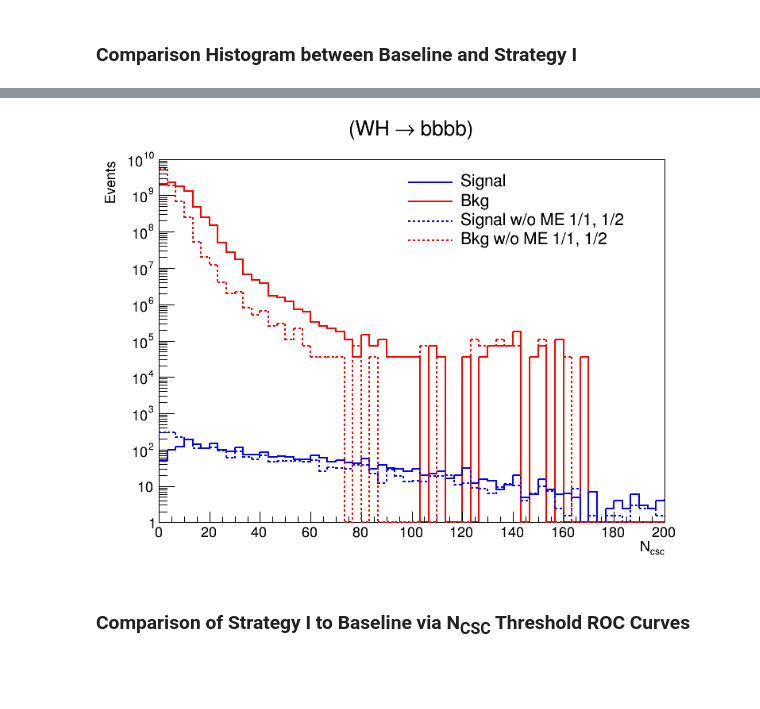
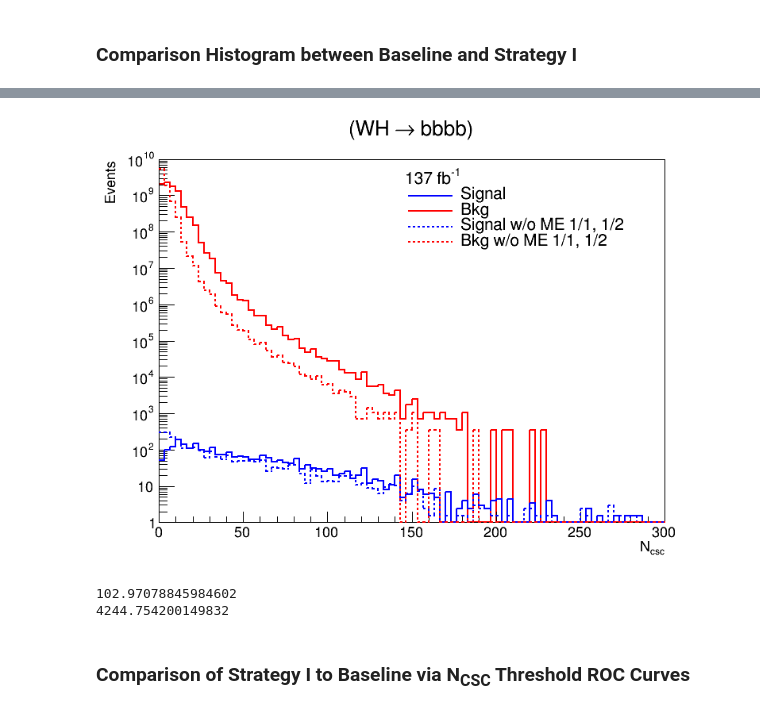
Before and after one commit to cms-lpc-llp/delayed_jet_analyzer, a Jupyter notebook: plot_scripts/LLP_muon_system_studies/muon_llp_analyzer_wh.ipynb, the cells around one changed output, grey strips where cells are left out. Drawn from its saved outputs; the diff is of its cells as text; code cells hidden in the pictures; blank space fills up the shorter version.

```diff
--- a/plot_scripts/LLP_muon_system_studies/muon_llp_analyzer_wh.ipynb
+++ b/plot_scripts/LLP_muon_system_studies/muon_llp_analyzer_wh.ipynb
@@ -85,16 +85,18 @@ data_path = pwd+'data/'
 # # Small subset of WJetstoLNu (run interactively on jet_timing_studies)
 # fpath['WJetsToLNu'] = data_path + 'jet_timing_studies_ntuple_RunIIFall17DRPremix_WJetsToLNu_TuneCP5_13TeV_setQ5_1.root'
 
-# # Complete set run via CRAB on llp_ntupler
-# fpath['WJetsToLNu'] = data_path + 'WJetsToLNu_TuneCUETP8M1_13TeV-amcatnloFXFX-pythia8_v7.root'
+# # Complete set run via CRAB on llp_ntupler (non-extension)
+fpath['WJetsToLNu'] = data_path + 'WJetsToLNu_TuneCUETP8M1_13TeV-amcatnloFXFX-pythia8_v7.root'
 
 # # Small subset of WJetstoLNu (run interactively on jet_timing_studies)
+# fpath['WJetsToLNu'] = data_path + 'WJetsToLNu_TuneCUETP8M1_13TeV-amcatnloFXFX-pythia8_v7_chisai.root'
+
 
 # Contains events that fail punch-through veto and have large nCsc clusters in ME 1/1 and 1/2
 # fpath['WJetsToLNu'] = data_path + 'jet_timing_studies_ntuple_WJetsToLNu_inclusive_punch_test.root'
 
 # Contains events that fail punch-through veto and have large nCsc clusters outside of ME 1/1 and 1/2
-fpath['WJetsToLNu'] = data_path + 'jet_timing_studies_ntuple_WJetsToLNu_inclusiveNLO_notpunch.root'
+# fpath['WJetsToLNu'] = data_path + 'jet_timing_studies_ntuple_WJetsToLNu_inclusiveNLO_notpunch.root'
 
 
 ################################################################
@@ -117,7 +119,7 @@ fpath['m55ct10000mm_plus'] = data_path + 'WplusH_HToSSTobbbb_WToLNu_MH-125_MS-55
 # fpath['m55ct10000mm_plus'] = data_path + 'jet_timing_studies_ntuple_Wplus_mX55ct10m_jetMatch_test.root'
 
 
-# # WH: MET+bb
+# # VH: MET+bb
 # # mH = 125 GeV, mX = 50 GeV, ctau = 1 m
 # fpath['m50ct1000mm'] = data_path + 'ntuple_RunIISummer16_bbmet_vh_mh125_mx50_pl1000.root'
 
@@ -610,7 +730,7 @@ h['nCsc_wjets'].SetLineWidth(2)
 h['nCsc_wjets_no112'].SetLineWidth(2)
 
 h['nCsc_wjets'].GetYaxis().SetRangeUser(1,10**10)
-h['nCsc_wjets'].GetXaxis().SetRangeUser(0,200)
+h['nCsc_wjets'].GetXaxis().SetRangeUser(0,300)
 
 
 h['nCsc_wjets'].SetStats(0)
@@ -624,6 +744,7 @@ h['m55ct10m_wh_bbbb_inc'].Draw('histo+same')
 h['nCsc_wjets_no112'].Draw('histo+same')
 
 legend = rt.TLegend(0.48,0.70,0.87,0.87);
+legend.SetHeader("137 fb^{-1}")
 legend.SetTextSize(0.04);
 legend.SetBorderSize(0);
 # legend.SetFillStyle(0);
@@ -647,4 +768,15 @@ Warning in <TROOT::Append>: Replacing existing TH1: nCsc_wjets (Potential memory
-[figure, old version]
+[figure, new version]
+# %%
+print(np.sum(weight_m55ct10m_minus[nCsc_removal['m55ct10m_wh_bbbb_minus']['ME_112']>135])+np.sum(weight_m55ct10m_plus[nCsc_removal['m55ct10m_wh_bbbb_plus']['ME_112']>135]))
+print(np.sum(weight_WJetsToLNu[nCsc_removal['WJetsToLNu']['ME_112']>135]))
+
+# for x in range(300):
+#     while np.sum(weight_m55ct10m_minus[nCsc_removal['m55ct10m_wh_bbbb_minus']['ME_112']>x])+np.sum(weight_m55ct10m_plus[nCsc_removal['m55ct10m_wh_bbbb_plus']['ME_112']>x]) > 10:
+#         continue
+#     print(x)
+# %% [output]
+102.97078845984602
+4244.754200149832
 # %% [markdown]
 ### Comparison of Strategy I to Baseline via N<sub>CSC</sub> Threshold ROC Curves
 # %% [markdown]
```
Also changed, not shown: parts of 35 cells of this notebook.
